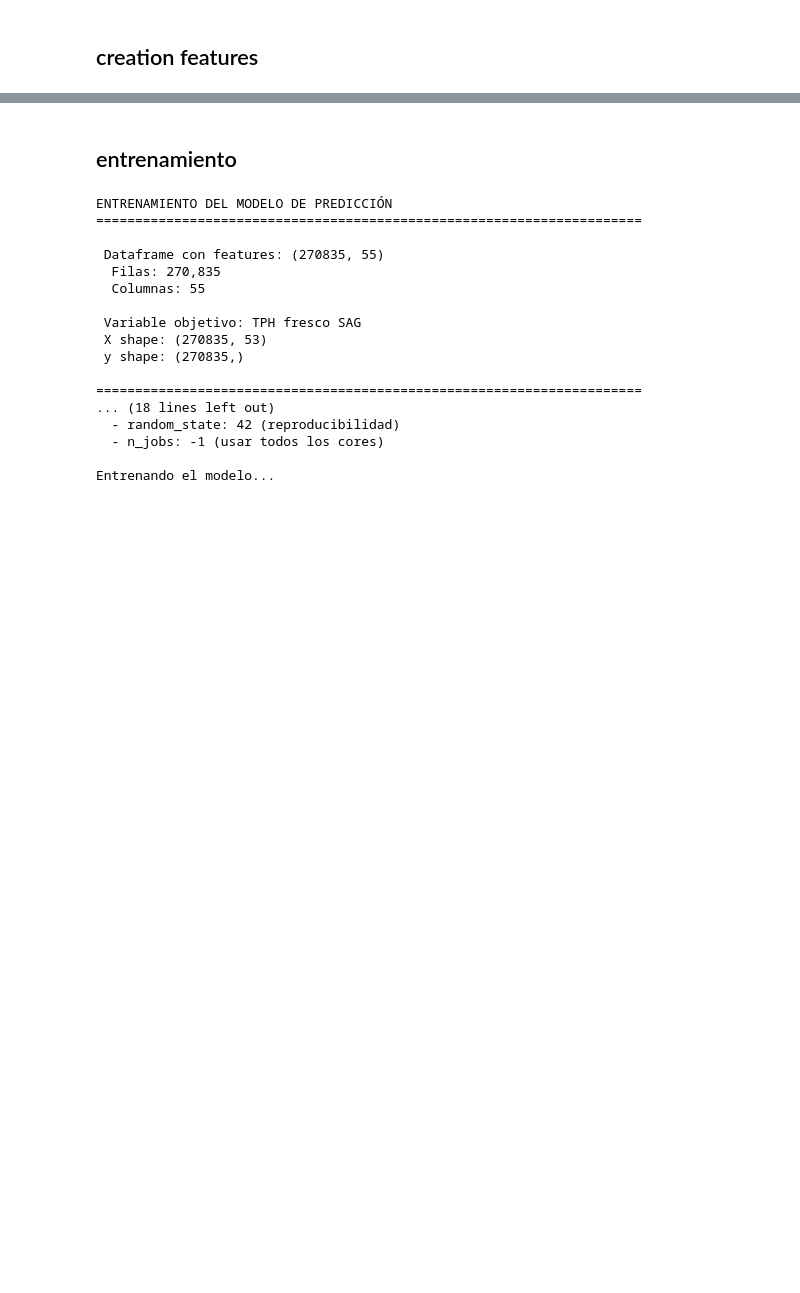
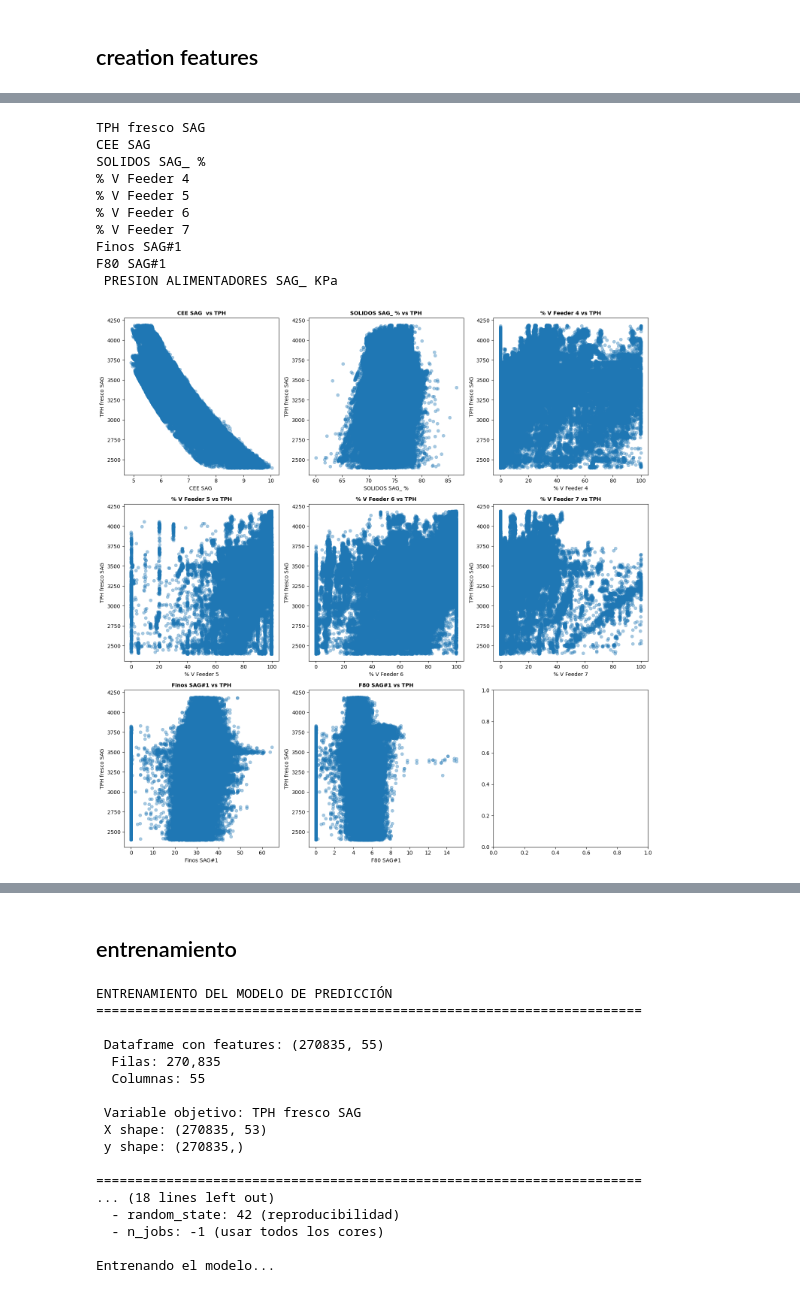
Before and after one commit to diperezbgit/misti_project, a Jupyter notebook: proy_misti_02.ipynb, the cells around one changed output, grey strips where cells are left out. Saved outputs shown, nothing was run; the diff lists cells and outputs as text; code cells hidden in the pictures; blank space fills up the shorter version.

```diff
--- a/proy_misti_02.ipynb
+++ b/proy_misti_02.ipynb
@@ -629,0 +577,29 @@ df_features.head()
+# %%
+# Scatter plot de TPH fresco SAG vs todas las features
+
+fig, axes = plt.subplots(3, 3, figsize=(15, 15))
+axes = axes.flatten()
+for i, feature in enumerate(df_features.columns):
+    print(feature)
+    if feature != 'TPH fresco SAG' and i < len(axes):
+        sns.scatterplot(data=df_features, x=feature, y='TPH fresco SAG', alpha=0.4, edgecolor=None, ax=axes[i-1])
+        axes[i-1].set_title(f'{feature} vs TPH', fontsize=10, fontweight='bold')
+        axes[i-1].set_xlabel(feature)
+        axes[i-1].set_ylabel('TPH fresco SAG')
+    elif feature == 'TPH fresco SAG':
+        i = i - 1
+
+plt.tight_layout()
+plt.show()
+# %% [output]
+TPH fresco SAG
+CEE SAG
+SOLIDOS SAG_ %
+% V Feeder 4
+% V Feeder 5
+% V Feeder 6
+% V Feeder 7
+Finos SAG#1
+F80 SAG#1
+ PRESION ALIMENTADORES SAG_ KPa
+[figure, added]
```
Also changed, not shown: parts of 8 cells of this notebook.
